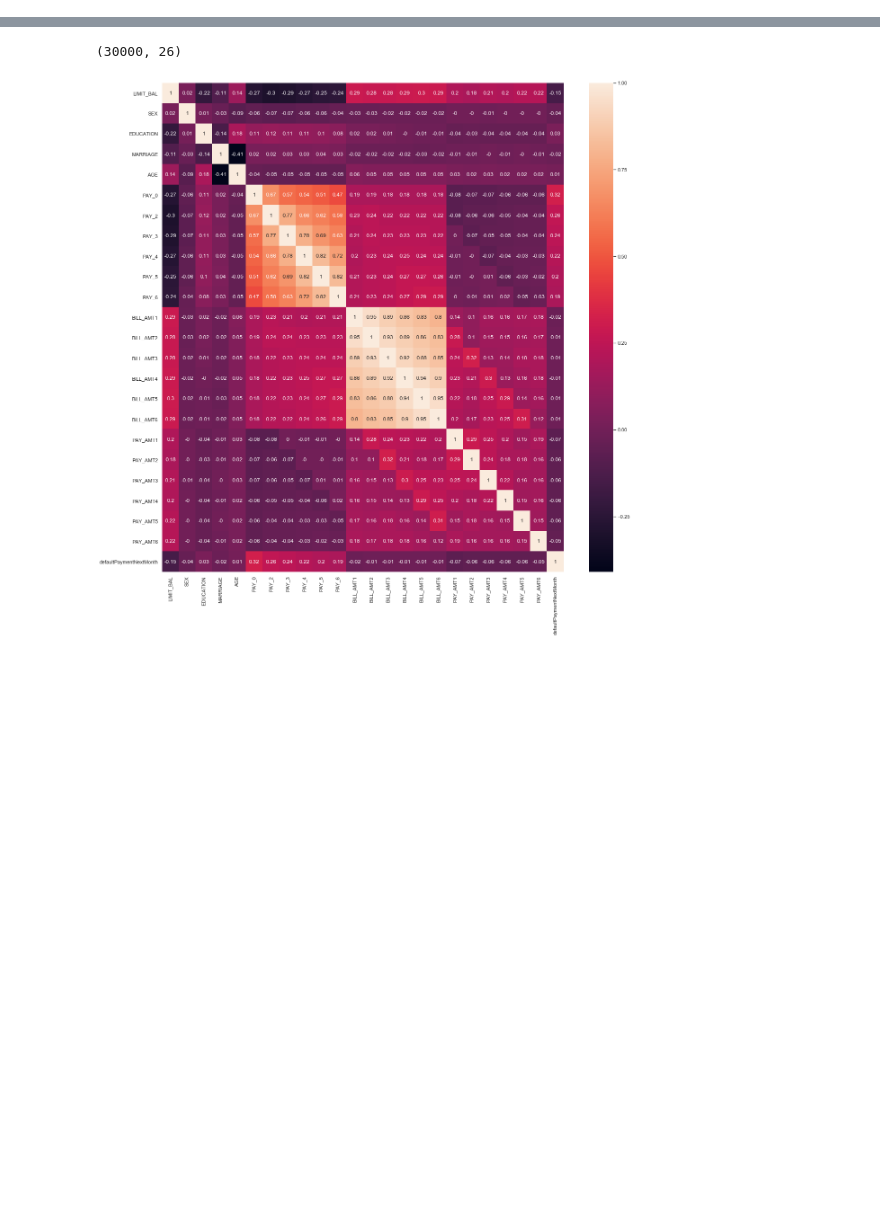
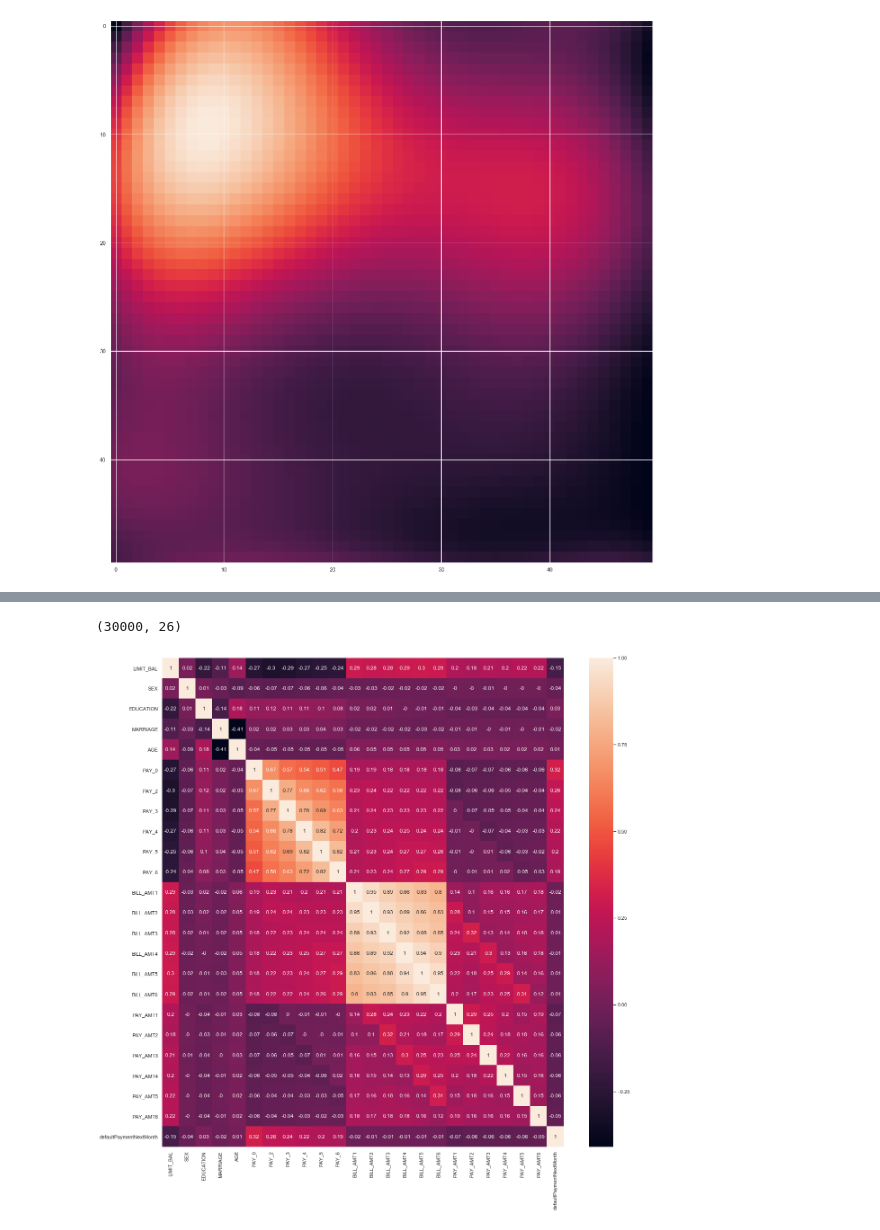
Before and after one commit to VemundST/Project2, a Jupyter notebook: Astrid/Astrid.ipynb, the cells around one changed output, grey strips where cells are left out. Drawn from its saved outputs; the diff is of its cells as text; code cells hidden in the pictures; blank space fills up the shorter version.

```diff
--- a/Astrid/Untitled.ipynb
+++ b/Astrid/Astrid.ipynb
@@ -50,10 +58,12 @@ plt.show()
 # %%
 las = cl.Lasso_(_lambda=10e-07, intcept=False, max_it=10e4)
-beta = las.fit(des[:,1:],frank)
-pred_las = las.predict(des[:,1:])
+beta = las.fit(design[:,1:],frank)
+pred_las = las.predict(design[:,1:])
 
 plt.imshow(pred_las.reshape([n_x,n_x]))
 plt.show()
+# %% [output]
+[figure, added]
 # %%
 plt.imshow(pred_ols.reshape([n_x,n_x]) - pred_las.reshape([n_x,n_x]))
 plt.colorbar()
```
Also changed, not shown: parts of 12 cells of this notebook, 2 other files.
